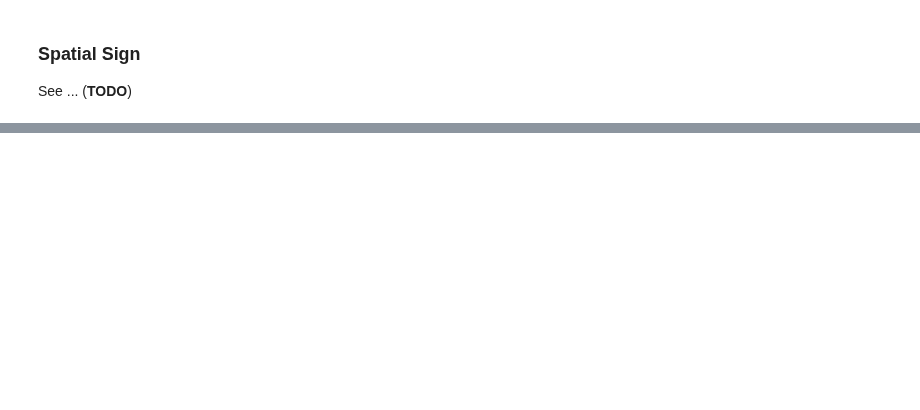
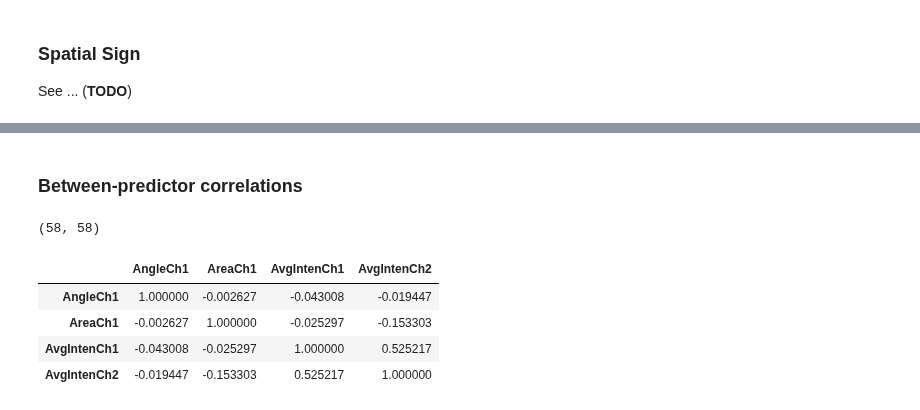
Before and after one commit to rickhaffey/stats-apm, a Jupyter notebook: computing-python/Computing-Chapter-03-Python.ipynb, the cells around one changed output, grey strips where cells are left out. Drawn from its saved outputs; the diff is of its cells as text; code cells hidden in the pictures; blank space fills up the shorter version.

```diff
--- a/computing-python/Computing-Chapter-03-Python.ipynb
+++ b/computing-python/Computing-Chapter-03-Python.ipynb
@@ -136,0 +186,15 @@ See ... (**TODO**)
+# %% [markdown]
+### Between-predictor correlations
+# %%
+correlations = segData.corr()
+correlations.shape
+# %% [output]
+(58, 58)
+# %%
+correlations.iloc[:4, :4]
+# %% [output]
+|  | AngleCh1 | AreaCh1 | AvgIntenCh1 | AvgIntenCh2 |
+| AngleCh1 | 1.000000 | -0.002627 | -0.043008 | -0.019447 |
+| AreaCh1 | -0.002627 | 1.000000 | -0.025297 | -0.153303 |
+| AvgIntenCh1 | -0.043008 | -0.025297 | 1.000000 | 0.525217 |
+| AvgIntenCh2 | -0.019447 | -0.153303 | 0.525217 | 1.000000 |
```
Also changed, not shown: parts of 12 cells of this notebook, 1 other file.
